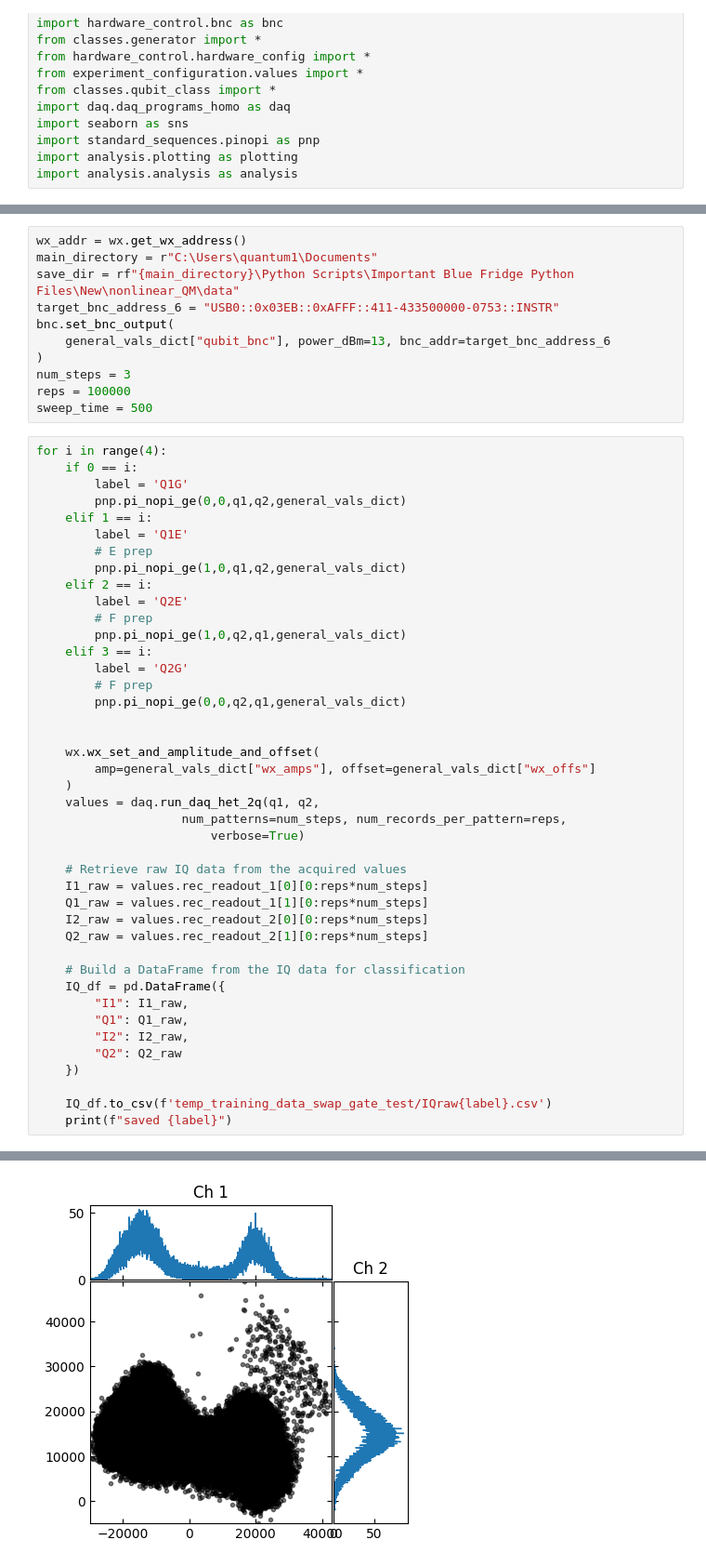
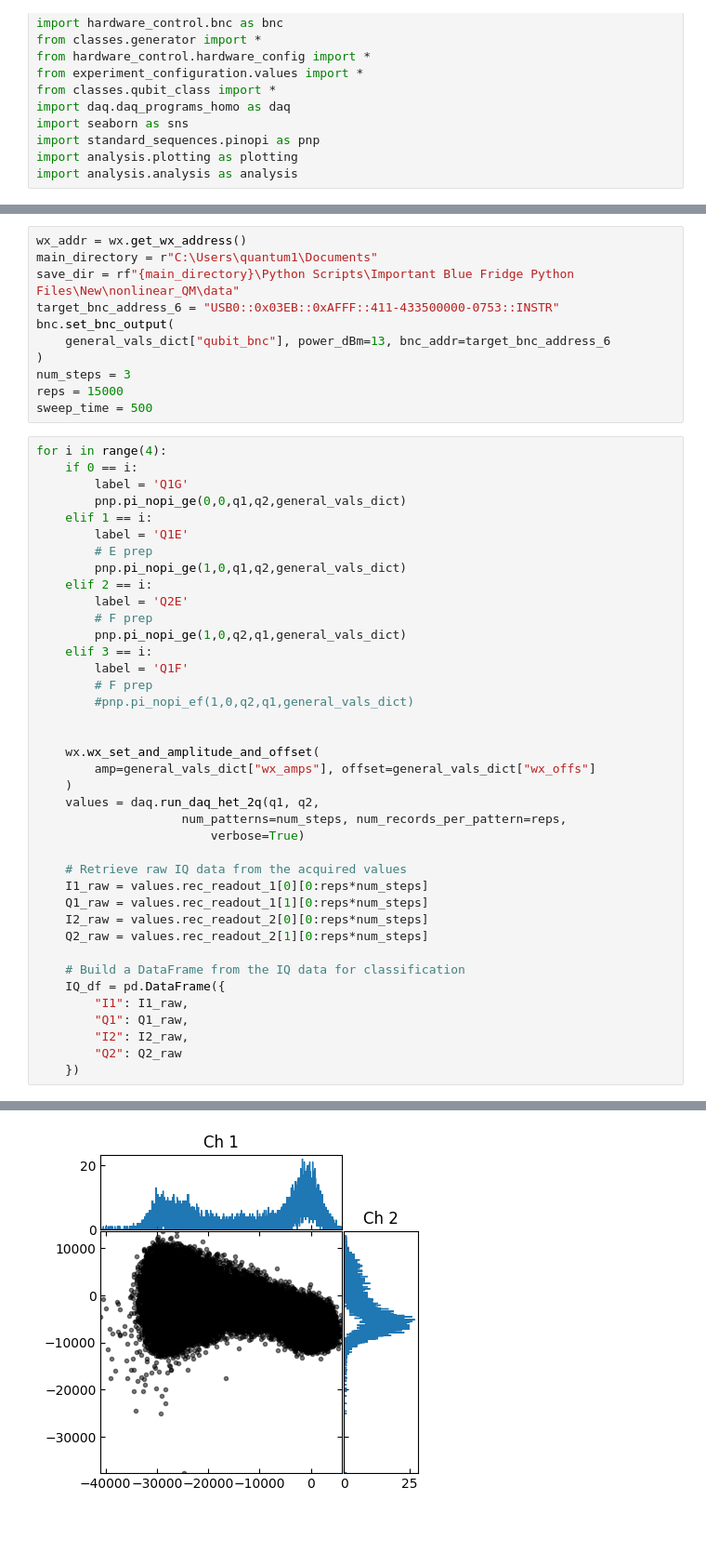
Before and after one commit to Katermurch/BlueFridgeNonLin, a Jupyter notebook: pi_no_pi.ipynb, the cells around one changed output, grey strips where cells are left out. Shown at 93% size. Drawn from its saved outputs; the diff is of its cells as text; blank space fills up the shorter version.

```diff
--- a/pi_no_pi.ipynb
+++ b/pi_no_pi.ipynb
@@ -31,7 +31,7 @@ bnc.set_bnc_output(
     general_vals_dict["qubit_bnc"], power_dBm=13, bnc_addr=target_bnc_address_6
 )
 num_steps = 3
-reps = 100000
+reps = 15000
 sweep_time = 500
 # %%
 for i in range(4):
@@ -47,9 +47,9 @@ for i in range(4):
         # F prep
         pnp.pi_nopi_ge(1,0,q2,q1,general_vals_dict)
     elif 3 == i:
-        label = 'Q2G'
+        label = 'Q1F'
         # F prep
-        pnp.pi_nopi_ge(0,0,q2,q1,general_vals_dict)
+        #pnp.pi_nopi_ef(1,0,q2,q1,general_vals_dict)
 
 
     wx.wx_set_and_amplitude_and_offset(
@@ -72,9 +72,6 @@ for i in range(4):
         "I2": I2_raw,
         "Q2": Q2_raw
     })
-
-    IQ_df.to_csv(f'temp_training_data_swap_gate_test/IQraw{label}.csv')
-    print(f"saved {label}")
 # %% [output]
 writing to C:\arbsequences\strong_dispersive_withPython\test_pulse_ringupdown_bin\
 writing ch1
@@ -117,3 +114,3 @@ Transferred 4932501504 bytes (143950321.455415 bytes per sec)
 <Figure size 800x800 with 0 Axes>
-[figure, old version]
+[figure, new version]
 <Figure size 800x800 with 0 Axes>
```
Also changed, not shown: parts of 2 cells of this notebook, 27 other files.
